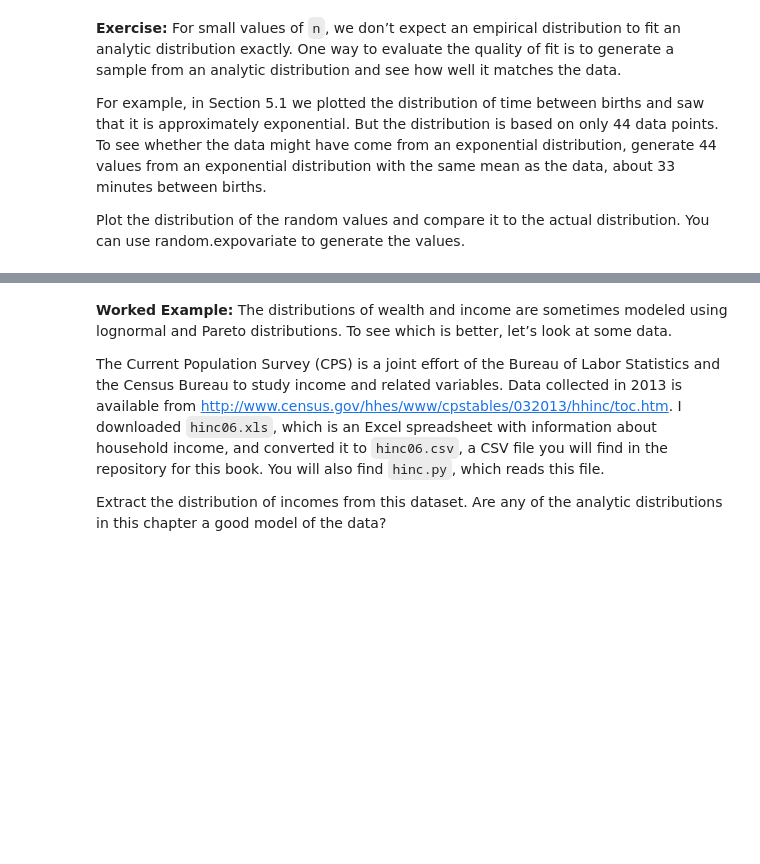
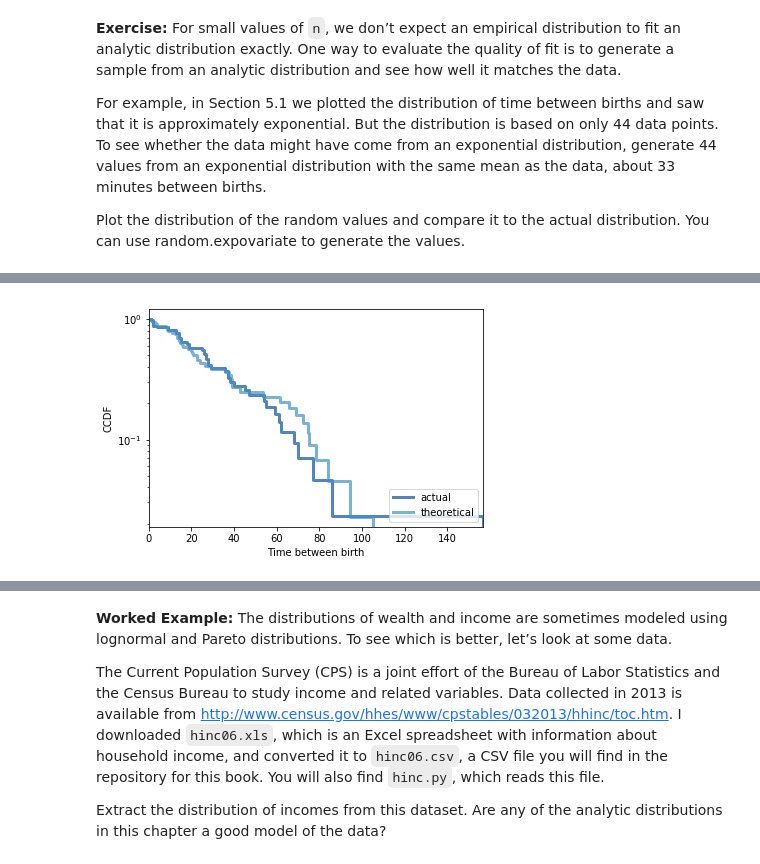
Before and after one commit to ijmiller2/ThinkStats2, a Jupyter notebook: code/chap05ex.ipynb, the cells around one changed output, grey strips where cells are left out. Saved outputs shown, nothing was run; the diff lists cells and outputs as text; code cells hidden in the pictures; blank space fills up the shorter version.

```diff
--- a/code/chap05ex.ipynb
+++ b/code/chap05ex.ipynb
@@ -547,0 +596,12 @@ sample = [random.expovariate(lam) for _ in range(n)]
+# %%
+#Analytic distribution
+analytic_cdf = thinkstats2.Cdf(sample, label='theoretical')
+thinkplot.PrePlot(2)
+thinkplot.Cdfs([cdf, analytic_cdf], complement=True)
+#thinkplot.Plot(cdf, label = 'actual')
+#thinkplot.Plot(analytic_cdf, label = 'theoretical')
+thinkplot.Config(xlabel='Time between birth',
+                 ylabel='CCDF',yscale='log',
+                xlim=[0, max(diffs[1:])])
+# %% [output]
+[figure, added]
```
Also changed, not shown: parts of 34 cells of this notebook.
